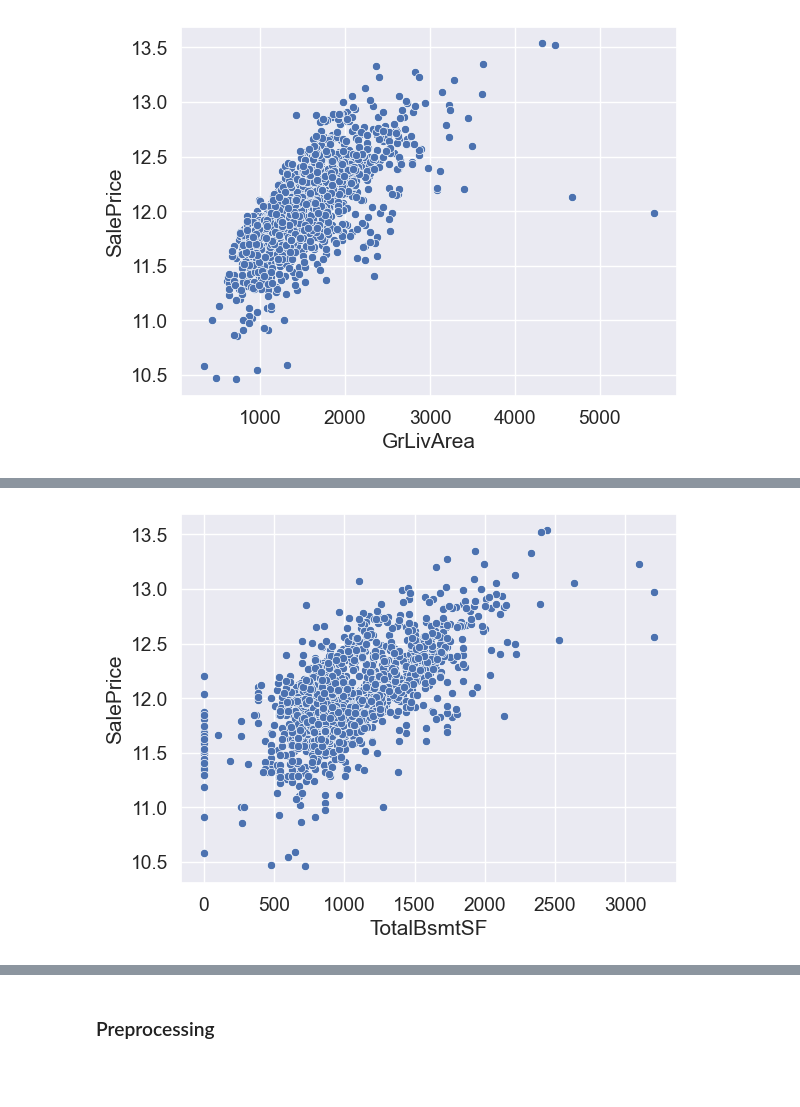
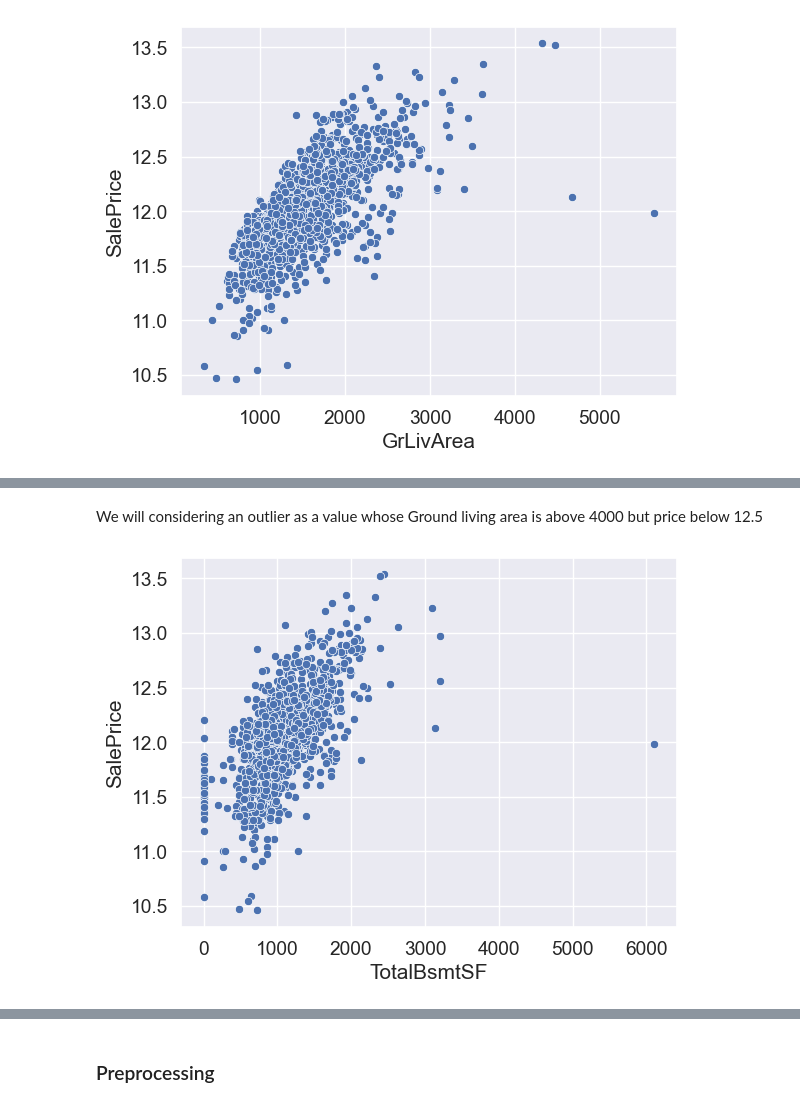
Before and after one commit to alexelenter-99/ml, a Jupyter notebook: Tryolabs-ML-Interview/TryolabsMLInterview.ipynb, the cells around one changed output, grey strips where cells are left out. Saved outputs shown, nothing was run; the diff lists cells and outputs as text; code cells hidden in the pictures; blank space fills up the shorter version.

```diff
--- a/Tryolabs-ML-Interview/TryolabsMLInterview.ipynb
+++ b/Tryolabs-ML-Interview/TryolabsMLInterview.ipynb
@@ -208,4 +209,5 @@ missing_data[missing_data["Total"] > 0]
 # %%
-train = train.drop((missing_data[missing_data['Total'] > 1]).index,axis=1)
-train = train.drop(train.loc[train['Electrical'].isnull()].index)
+train_reduced = train.copy()
+train_reduced = train_reduced.drop(list((missing_data[missing_data['Total'] > 1]).index)+['MoSold'],axis=1)
+train_reduced = train_reduced.drop(train.loc[train['Electrical'].isnull()].index)
 # %%
@@ -215,10 +217,10 @@ False
 # %% [markdown]
 To get which points are outliers we first have to standarize our prices, here is why taking the log achieves this goal: https://dev.to/rokaandy/logarithmic-transformation-in-linear-regression-models-why-when-3a7c
 # %%
-train['SalePrice'] = np.log(train['SalePrice']) #TODO: do not forget that when predicting new price in production we need to take the exponential
-sns.displot(train["SalePrice"], kde=True);
-print("skeweness: %.2f" % train["SalePrice"].skew())
-print("kurtosis: %.2f" % train["SalePrice"].kurtosis())
+train_reduced['SalePrice'] = np.log(train_reduced['SalePrice']) #TODO: do not forget that when predicting new price in production we need to take the exponential
+sns.displot(train_reduced["SalePrice"], kde=True);
+print("skeweness: %.2f" % train_reduced["SalePrice"].skew())
+print("kurtosis: %.2f" % train_reduced["SalePrice"].kurtosis())
 # %% [output]
 skeweness: 0.12
 kurtosis: 0.81
@@ -234,4 +242,6 @@ train = train.drop(list((train['GrLivArea'].sort_values(ascending=False))[:2].in
+# %% [markdown]
+We will considering an outlier as a value whose Ground living area is above 4000 but price below 12.5
 # %%
-sns.scatterplot(x=train['TotalBsmtSF'], y=train["SalePrice"]);
+sns.scatterplot(x=train_reduced['TotalBsmtSF'], y=train_reduced["SalePrice"]);
 # %% [output]
-[figure, old version]
+[figure, new version]
```
Also changed, not shown: parts of 38 cells of this notebook.
